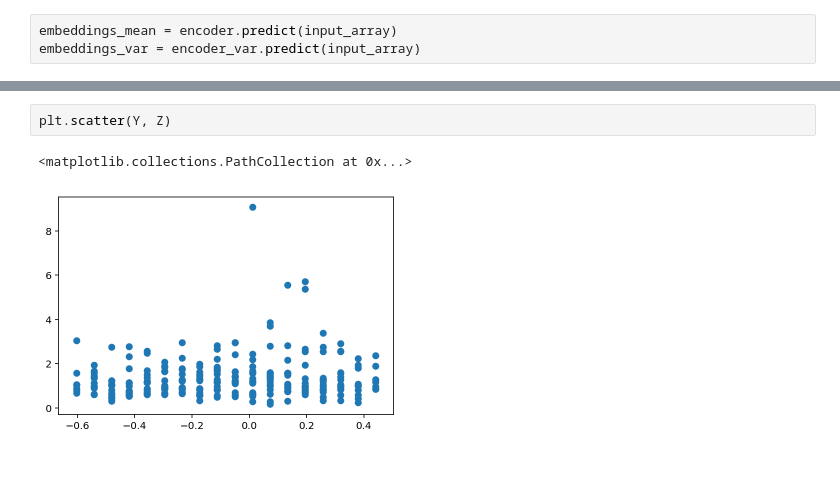
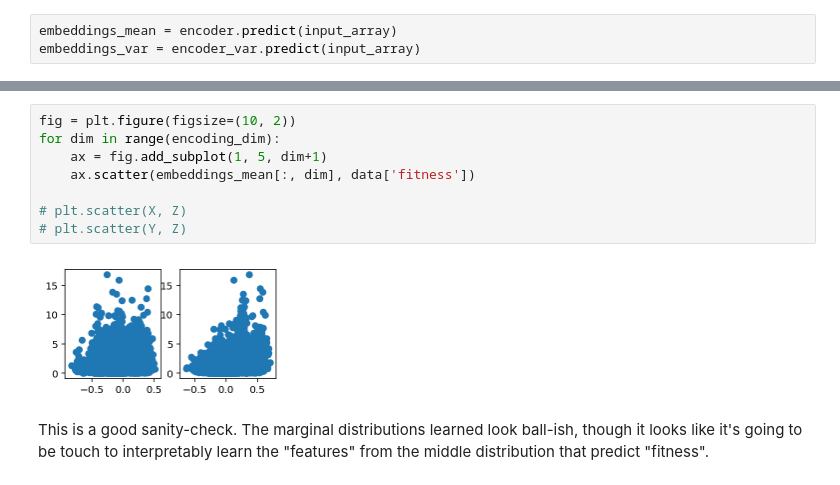
Before and after one commit to ericmjl/autoencoders, a Jupyter notebook: deep-mutational-scanning.ipynb, the cells around one changed output, grey strips where cells are left out. Saved outputs shown, nothing was run; the diff lists cells and outputs as text.

```diff
--- a/deep-mutational-scanning.ipynb
+++ b/deep-mutational-scanning.ipynb
@@ -206,5 +205,12 @@ plt.scatter(X, Z)
-# %%
-plt.scatter(Y, Z)
-# %% [output]
-<matplotlib.collections.PathCollection at 0x...>
-[figure, removed]
+# %%
+fig = plt.figure(figsize=(10, 2))
+for dim in range(encoding_dim):
+    ax = fig.add_subplot(1, 5, dim+1)
+    ax.scatter(embeddings_mean[:, dim], data['fitness'])
+
+# plt.scatter(X, Z)
+# plt.scatter(Y, Z)
+# %% [output]
+[figure, added]
+# %% [markdown]
+This is a good sanity-check. The marginal distributions learned look ball-ish, though it looks like it's going to be touch to interpretably learn the "features" from the middle distribution that predict "fitness".
```
Also changed, not shown: parts of 6 cells of this notebook.
